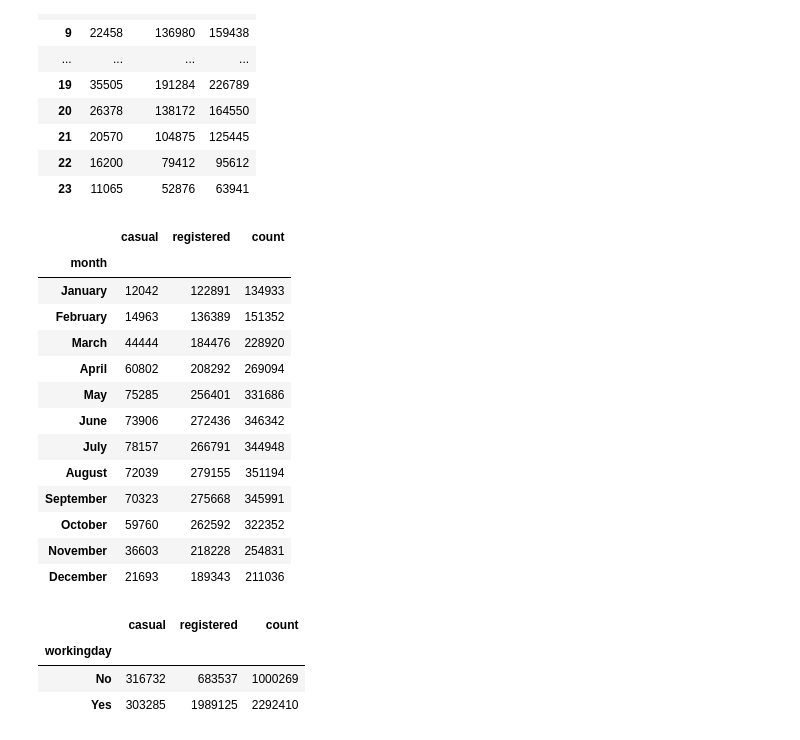
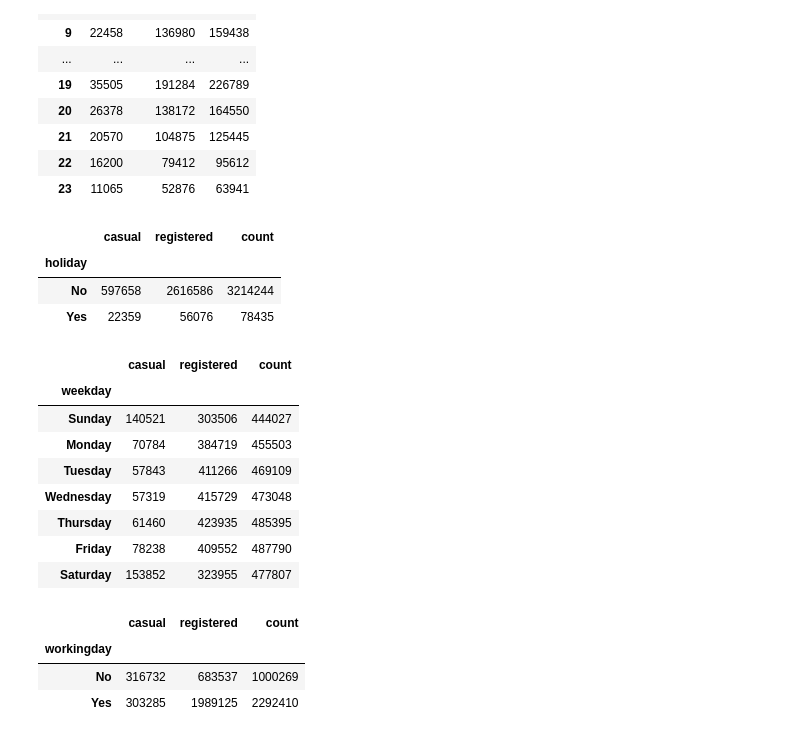
Before and after one commit to RizkiLaksanaPutra/Bike-Sharing-EDA, a Jupyter notebook: notebook.ipynb, the cells around one changed output. Cells and saved outputs as stored; diff of their text form; code cells hidden in the pictures.

```diff
--- a/notebook.ipynb
+++ b/notebook.ipynb
@@ -345,26 +405,32 @@ df_hour.groupby(by = 'hour').agg({
 | 22 | 16200 | 79412 | 95612 |
 | 23 | 11065 | 52876 | 63941 |
 # %%
-df_hour.groupby(by = 'month').agg({
+df_hour.groupby(by = 'holiday').agg({
     'casual': 'sum',
     'registered': 'sum',
     'count': 'sum'
 })
 # %% [output]
 |  | casual | registered | count |
-| month |  |  |  |
-| January | 12042 | 122891 | 134933 |
-| February | 14963 | 136389 | 151352 |
-| March | 44444 | 184476 | 228920 |
-| April | 60802 | 208292 | 269094 |
-| May | 75285 | 256401 | 331686 |
-| June | 73906 | 272436 | 346342 |
-| July | 78157 | 266791 | 344948 |
-| August | 72039 | 279155 | 351194 |
-| September | 70323 | 275668 | 345991 |
-| October | 59760 | 262592 | 322352 |
-| November | 36603 | 218228 | 254831 |
-| December | 21693 | 189343 | 211036 |
+| holiday |  |  |  |
+| No | 597658 | 2616586 | 3214244 |
+| Yes | 22359 | 56076 | 78435 |
+# %%
+df_hour.groupby(by = 'weekday').agg({
+    'casual': 'sum',
+    'registered': 'sum',
+    'count': 'sum'
+})
+# %% [output]
+|  | casual | registered | count |
+| weekday |  |  |  |
+| Sunday | 140521 | 303506 | 444027 |
+| Monday | 70784 | 384719 | 455503 |
+| Tuesday | 57843 | 411266 | 469109 |
+| Wednesday | 57319 | 415729 | 473048 |
+| Thursday | 61460 | 423935 | 485395 |
+| Friday | 78238 | 409552 | 487790 |
+| Saturday | 153852 | 323955 | 477807 |
 # %%
 df_hour.groupby(by = 'workingday').agg({
     'casual': 'sum',
```
Also changed, not shown: parts of 16 cells of this notebook.
